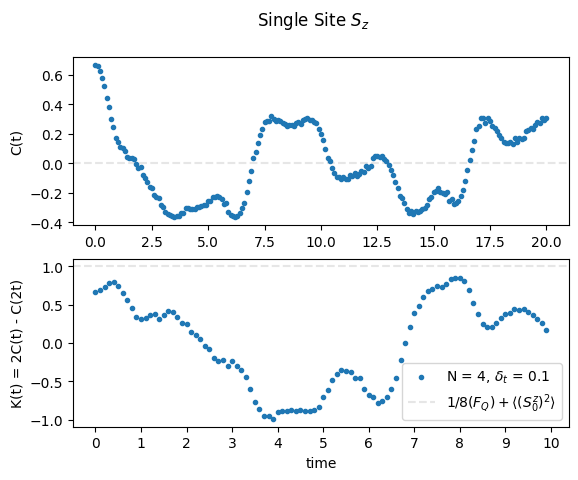
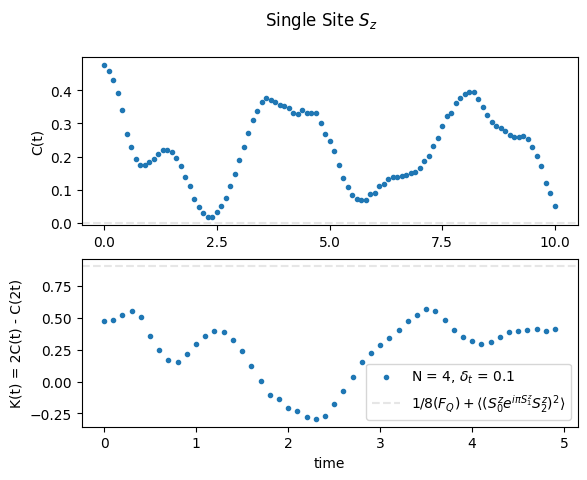
The change to this notebook cell's code, shown as a diff; its figure went from the first image to the second:
--- before
+++ after
@@ -1,11 +1,12 @@
 
-plt_dta = [[4, 20, .1,1 , '']]
+plt_dta = [[4, 10, .1, 1,  'SS']]
 
 fig, ax = plt.subplots(2)
 
 for i in plt_dta:
-    num_sites, time, delta, chain_end, measure = i 
-
-    csv_path = os.getcwd() + "/data/" + "L"+str(num_sites) + 'time'+ str(time) + 'd' + str( delta) +str(measure) + '.csv'
+    num_sites, time, delta, end_string, measure = i 
+    if measure == 'SS':
+        measure = measure + "0-"+ str(end_string)
+    csv_path = os.getcwd() + "/data/" + "L"+str(num_sites) + 'time'+ str(time) + 'd' + str( delta) +str(measure) +'.csv'
 
 
@@ -21,7 +22,8 @@
     
 
-psi = AKLT_MPS(4, 'gs')
-Ham = Hamiltonian(8)
-Op = Sn(8, 0, 'Z')
+num_qubits = num_sites *2 
+psi = AKLT_MPS(num_sites, 'gs')
+Ham = Hamiltonian(num_qubits)
+Op = spin_string(num_sites, end_string)
 QFI = Quantum_Fisher( psi, Ham, Op )
 
@@ -32,5 +34,5 @@
 ax[0].axhline( y=0, color="0.9", linestyle = "--")
 #ax[1].axhline( y=1, color="0.9", linestyle = "--")
-ax[1].axhline( y=QFI_bound, color="0.9", linestyle = "--", label = "$1/8(F_Q) + \\langle (S^z_0)^2\\rangle$")
+ax[1].axhline( y=QFI_bound, color="0.9", linestyle = "--", label = "$1/8(F_Q) + \\langle (S^z_0 e^{i \\pi S^z_1}S^z_2)^2\\rangle$")
 
 #quantum bound

Commit: Generated more data and updated plot_gen to plot the QFI bound